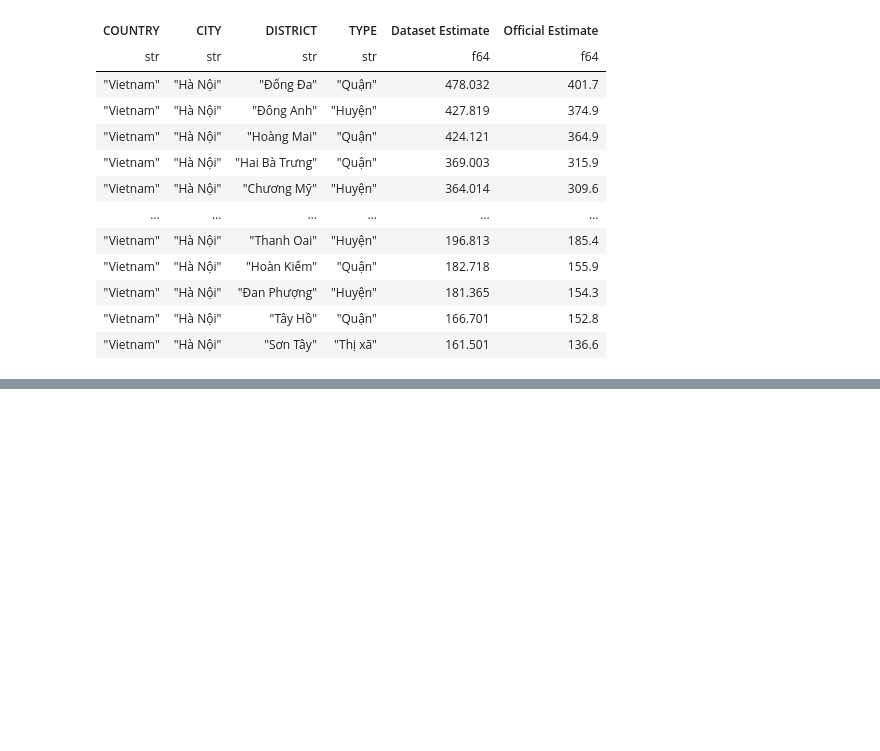
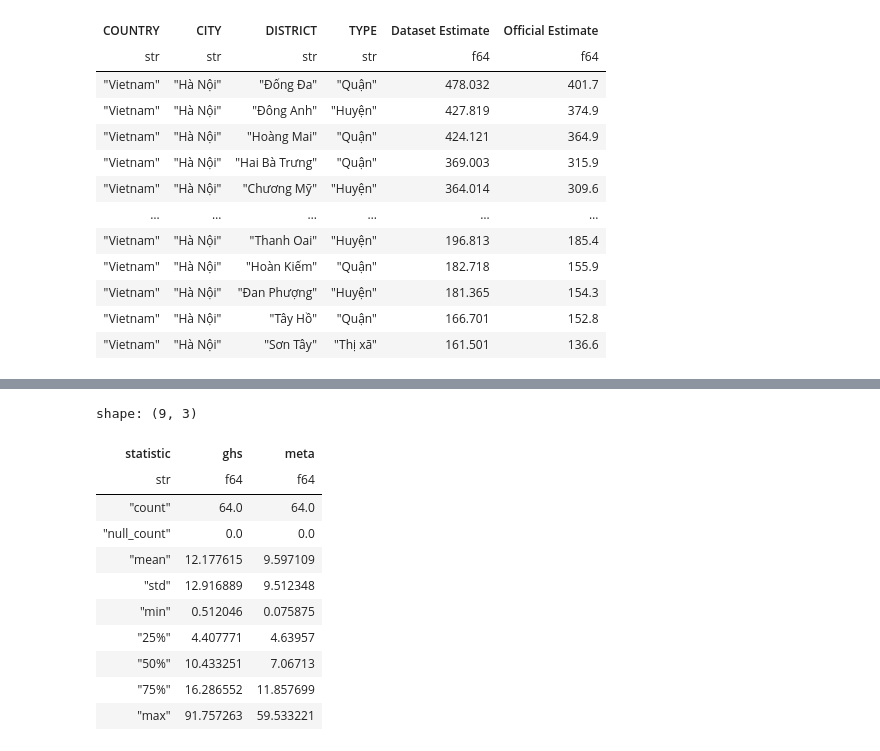
Before and after one commit to Lucifer-02/map-analyzer, a Jupyter notebook: eda.ipynb, the cells around one changed output, grey strips where cells are left out. Cells and saved outputs as stored; diff of their text form; code cells hidden in the pictures; blank space fills up the shorter version.

```diff
--- a/eda.ipynb
+++ b/eda.ipynb
@@ -172,25 +165,6 @@ alt.Chart(...)
 # %%
-import altair as alt
-import pandas as pd
-
-# Create the dataframe
-data = pd.read_csv("./pop_sum.csv")
-
-# Melt the dataframe
-melted_data = data.melt(id_vars=['city'], var_name='metric', value_name='value')
-
-# Create grouped bar chart
-chart = alt.Chart(melted_data).mark_bar().encode(
-    x=alt.X('city:N', title='City'),
-    y=alt.Y('value:Q', title='Value'),  # Use SI units format
-    xOffset='metric:N',  # This creates the grouping
-    color=alt.Color('metric:N', title='Metric'),
-    tooltip=[
-        alt.Tooltip('city:N', title='City'),
-        alt.Tooltip('metric:N', title='Metric'),
-        alt.Tooltip('value:Q', title='Value', format=',')
-    ]
-)
-# Display the chart
-chart
+    df.pivot("source", index="area").select(
+        (abs(((pl.col("tctk") - pl.col("ghs")) / pl.col("tctk")))*100).alias("ghs"),
+        (abs(((pl.col("tctk") - pl.col("meta")) / pl.col("tctk")))*100).alias("meta"),
+    ).describe()
 # %% [output]
@@ -197,0 +171,12 @@ chart
+shape: (9, 3)
+| statistic | ghs | meta |
+| str | f64 | f64 |
+| "count" | 64.0 | 64.0 |
+| "null_count" | 0.0 | 0.0 |
+| "mean" | 12.177615 | 9.597109 |
+| "std" | 12.916889 | 9.512348 |
+| "min" | 0.512046 | 0.075875 |
+| "25%" | 4.407771 | 4.63957 |
+| "50%" | 10.433251 | 7.06713 |
+| "75%" | 16.286552 | 11.857699 |
+| "max" | 91.757263 | 59.533221 |
```
Also changed, not shown: parts of 7 cells of this notebook, 7 other files.
